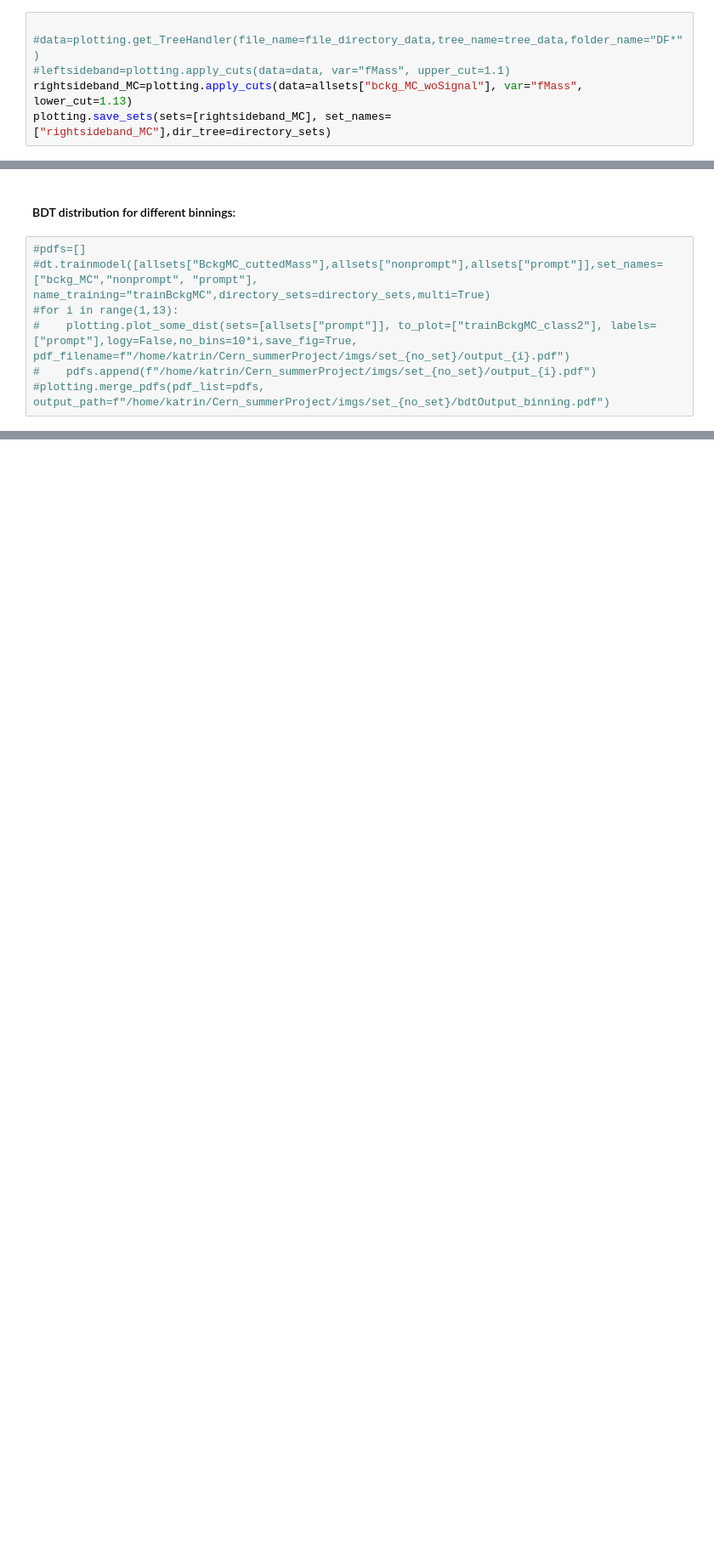
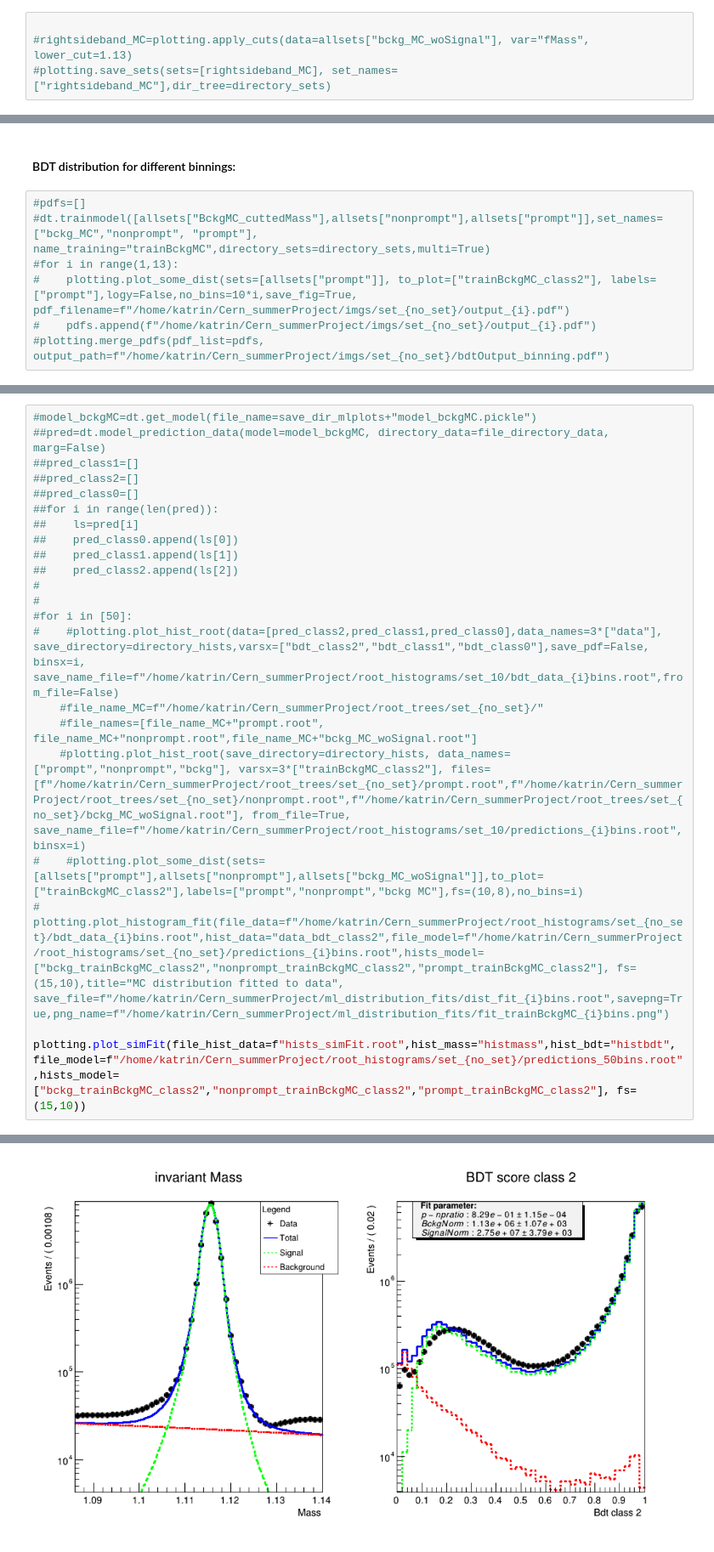
Before and after one commit to Katrin-Greve/Cern-summerProject, a Jupyter notebook: visualize_machinelearning.ipynb, the cells around one changed output, grey strips where cells are left out. Shown at 85% size. Cells and saved outputs as stored; diff of their text form; blank space fills up the shorter version.

```diff
--- a/visualize_machinelearning.ipynb
+++ b/visualize_machinelearning.ipynb
@@ -42,10 +51,8 @@ print(files)
 #### Rightsideband MC
 # %%
 
-#data=plotting.get_TreeHandler(file_name=file_directory_data,tree_name=tree_data,folder_name="DF*")
-#leftsideband=plotting.apply_cuts(data=data, var="fMass", upper_cut=1.1)
-rightsideband_MC=plotting.apply_cuts(data=allsets["bckg_MC_woSignal"], var="fMass", lower_cut=1.13)
-plotting.save_sets(sets=[rightsideband_MC], set_names=["rightsideband_MC"],dir_tree=directory_sets)
+#rightsideband_MC=plotting.apply_cuts(data=allsets["bckg_MC_woSignal"], var="fMass", lower_cut=1.13)
+#plotting.save_sets(sets=[rightsideband_MC], set_names=["rightsideband_MC"],dir_tree=directory_sets)
 # %% [markdown]
 #### Cutting signal from MC bakcground:
 # %%
@@ -143,0 +181,23 @@ plotting.plot_hist_root(data=[pred_class2,pred_class1,pred_class1], save_directo
+# %%
+#model_bckgMC=dt.get_model(file_name=save_dir_mlplots+"model_bckgMC.pickle")
+##pred=dt.model_prediction_data(model=model_bckgMC, directory_data=file_directory_data, marg=False)
+##pred_class1=[]
+##pred_class2=[]
+##pred_class0=[]
+##for i in range(len(pred)):
+##    ls=pred[i]
+##    pred_class0.append(ls[0])
+##    pred_class1.append(ls[1])
+##    pred_class2.append(ls[2])
+#
+#
+#for i in [50]:
+#    #plotting.plot_hist_root(data=[pred_class2,pred_class1,pred_class0],data_names=3*["data"], save_directory=directory_hists,varsx=["bdt_class2","bdt_class1","bdt_class0"],save_pdf=False, binsx=i, save_name_file=f"/home/katrin/Cern_summerProject/root_histograms/set_10/bdt_data_{i}bins.root",from_file=False)
+    #file_name_MC=f"/home/katrin/Cern_summerProject/root_trees/set_{no_set}/"
+    #file_names=[file_name_MC+"prompt.root", file_name_MC+"nonprompt.root",file_name_MC+"bckg_MC_woSignal.root"]
+    #plotting.plot_hist_root(save_directory=directory_hists, data_names=["prompt","nonprompt","bckg"], varsx=3*["trainBckgMC_class2"], files=[f"/home/katrin/Cern_summerProject/root_trees/set_{no_set}/prompt.root",f"/home/katrin/Cern_summerProject/root_trees/set_{no_set}/nonprompt.root",f"/home/katrin/Cern_summerProject/root_trees/set_{no_set}/bckg_MC_woSignal.root"], from_file=True, save_name_file=f"/home/katrin/Cern_summerProject/root_histograms/set_10/predictions_{i}bins.root",binsx=i)
+#    #plotting.plot_some_dist(sets=[allsets["prompt"],allsets["nonprompt"],allsets["bckg_MC_woSignal"]],to_plot=["trainBckgMC_class2"],labels=["prompt","nonprompt","bckg MC"],fs=(10,8),no_bins=i)
+#    plotting.plot_histogram_fit(file_data=f"/home/katrin/Cern_summerProject/root_histograms/set_{no_set}/bdt_data_{i}bins.root",hist_data="data_bdt_class2",file_model=f"/home/katrin/Cern_summerProject/root_histograms/set_{no_set}/predictions_{i}bins.root",hists_model=["bckg_trainBckgMC_class2","nonprompt_trainBckgMC_class2","prompt_trainBckgMC_class2"], fs=(15,10),title="MC distribution fitted to data", save_file=f"/home/katrin/Cern_summerProject/ml_distribution_fits/dist_fit_{i}bins.root",savepng=True,png_name=f"/home/katrin/Cern_summerProject/ml_distribution_fits/fit_trainBckgMC_{i}bins.png")
+
+plotting.plot_simFit(file_hist_data=f"hists_simFit.root",hist_mass="histmass",hist_bdt="histbdt", file_model=f"/home/katrin/Cern_summerProject/root_histograms/set_{no_set}/predictions_50bins.root",hists_model=["bckg_trainBckgMC_class2","nonprompt_trainBckgMC_class2","prompt_trainBckgMC_class2"], fs=(15,10))
+# %% [output]
@@ -143,0 +217 @@ plotting.plot_hist_root(data=[pred_class2,pred_class1,pred_class1], save_directo
+[figure, added]
```
Also changed, not shown: parts of 28 cells of this notebook, 4 other files.
